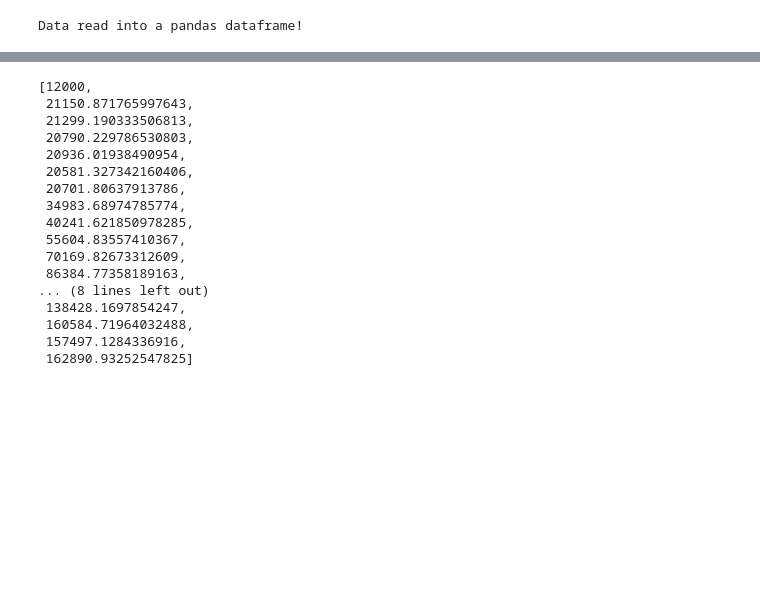
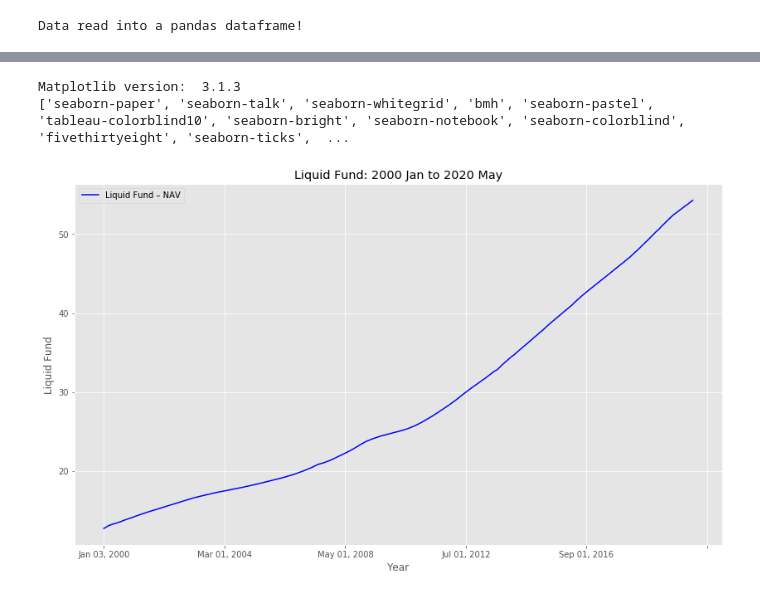
Before and after one commit to bipinr8/Four-percent-rule-India, a Jupyter notebook: Retirement_MF_Analysis.ipynb, the cells around one changed output, grey strips where cells are left out. Saved outputs shown, nothing was run; the diff lists cells and outputs as text; code cells hidden in the pictures; blank space fills up the shorter version.

Commit message:
adding graphs

```diff
--- a/Retirement_MF_Analysis.ipynb
+++ b/Retirement_MF_Analysis.ipynb
@@ -48,16 +48,16 @@ memory usage: 6.1+ KB
 # %%
-# Initial monthly income at 1999 Jan 1 is set to ₹12,000. Reason: at 7% inflation, ₹12,000 ~ ₹50,000 as on 2020
-# Initial investment is set so that total withdrawal per year is 4% of capital. in this case ₹36 Lakhs
+# Initial monthly income at 2000 Jan 1 is set to ₹13,000. Reason: at 7% inflation, ₹13,000 ~ ₹50,000 as on 2020
+# Initial investment is set so that total withdrawal per year is 4% of capital. in this case ₹39 Lakhs
 # Asset allocation is set to 60% Equity and 40% Debt
 
-init_inv=3600000
+init_inv=3900000 # initial capital
 init_eq_per=0.6
 init_eq=init_inv*init_eq_per
 init_dt=init_inv-init_eq
 
 monthly_income=[] # creating a list for storing monthy income for every year
 year_num=0 # to track year in progress
-monthly_income.append(12000)
+monthly_income.append(13000) # initial monthly withdrawal
 # %%
 
 # adding 6 new empty columns
@@ -80,7 +80,7 @@ df_data.loc[0,'Equity percent']=(100*df_data.loc[0,'Equity fund – Value'])/(df
 var_rows=len(df_data.index)
 
 for i in range(1,var_rows):
-    if(i%12==11): # when 1 year is completed, asset rebalance is triggered
+    if(i%12==0): # when 1 year is completed, asset rebalance is triggered
         year_num+=1 # incrementing year number
         # calculating asset allocation before redemption and rebalancing
         df_data.loc[i,'Liquid fund – Units']=df_data.loc[i-1,'Liquid fund – Units']
@@ -99,13 +99,14 @@ for i in range(1,var_rows):
             df_data.loc[i,'Equity fund – Value']=df_data.loc[i,'Equity fund – Units']*df_data.loc[i,'Equity Fund – NAV']
         # Finding new monthly withdrawal
         monthly_income.append(df_data.loc[i,'Liquid fund – Value']/120) # 10% of liquid fund value is redeemed an year
+        df_data.loc[i,'Redemption']=monthly_income[year_num]
         # recording updated liquid fund units, value and equity percentage after 1 month withdrawal
         df_data.loc[i,'Liquid fund – Units']=df_data.loc[i,'Liquid fund – Units']-(monthly_income[year_num]/df_data.loc[i,'Liquid Fund – NAV'])
         df_data.loc[i,'Liquid fund – Value']=df_data.loc[i,'Liquid fund – Units']*df_data.loc[i,'Liquid Fund – NAV']
         df_data.loc[i,'Equity percent']=(100*df_data.loc[i,'Equity fund – Value'])/(df_data.loc[i,'Equity fund – Value']+df_data.loc[i,'Liquid fund – Value'])
 
     else:
-        #code
+        # months without rebalacing. only redemption from liquid funds is carried out
         df_data.loc[i,'Liquid fund – Units']=df_data.loc[i-1,'Liquid fund – Units']-(monthly_income[year_num]/df_data.loc[i,'Liquid Fund – NAV'])
         df_data.loc[i,'Equity fund – Units']=df_data.loc[i-1,'Equity fund – Units']
         df_data.loc[i,'Redemption']=monthly_income[year_num]
@@ -114,23 +115,31 @@ for i in range(1,var_rows):
         df_data.loc[i,'Equity percent']=(100*df_data.loc[i,'Equity fund – Value'])/(df_data.loc[i,'Equity fund – Value']+df_data.loc[i,'Liquid fund – Value'])
     #end else
 #end for
-# %%
-monthly_income
-# %% [output]
-[12000,
- 21150.871765997643,
- 21299.190333506813,
- 20790.229786530803,
- 20936.01938490954,
- 20581.327342160406,
- 20701.80637913786,
- 34983.68974785774,
- 40241.621850978285,
- 55604.83557410367,
- 70169.82673312609,
- 86384.77358189163,
-... (8 lines left out)
- 138428.1697854247,
- 160584.71964032488,
- 157497.1284336916,
- 162890.93252547825]
+# %%
+# import required libraries for graph plot
+%matplotlib inline
+import matplotlib as mpl
+import matplotlib.pyplot as plt
+print ('Matplotlib version: ', mpl.__version__ )
+
+# choosing plot style
+print(plt.style.available)
+mpl.style.use(['ggplot'])
+# %% [output]
+Matplotlib version:  3.1.3
+['seaborn-paper', 'seaborn-talk', 'seaborn-whitegrid', 'bmh', 'seaborn-pastel', 'tableau-colorblind10', 'seaborn-bright', 'seaborn-notebook', 'seaborn-colorblind', 'fivethirtyeight', 'seaborn-ticks',  ...
+# %%
+# Graph to plot liquid fund NAV
+
+# creating new dataframe graphdf with 2 columns Date and Nifty
+graphdf=df_data[['Date','Liquid Fund – NAV']]
+
+# plotting the line chart with 'Date' as X axis
+graphdf.set_index('Date').plot(kind='line',figsize=(14,8),color='blue')
+plt.title('Liquid Fund: 2000 Jan to 2020 May')
+plt.xlabel('Year')
+plt.ylabel('Liquid Fund')
+plt.savefig('pic01.png')
+plt.show()
+# %% [output]
+[figure, added]
```
Also changed, not shown: parts of 4 cells of this notebook, 1 other file.
